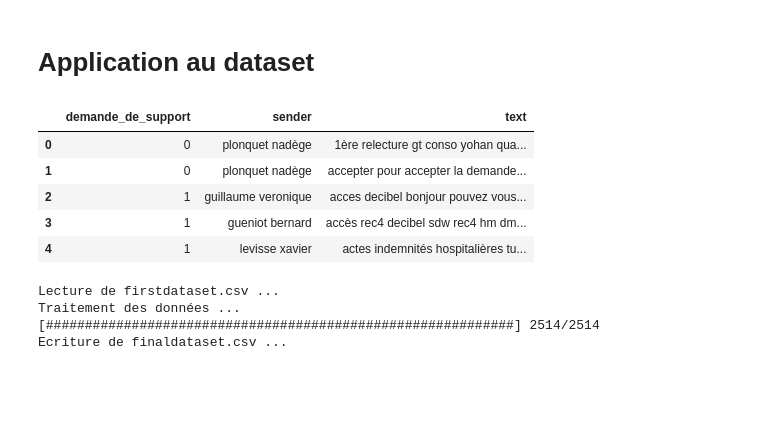
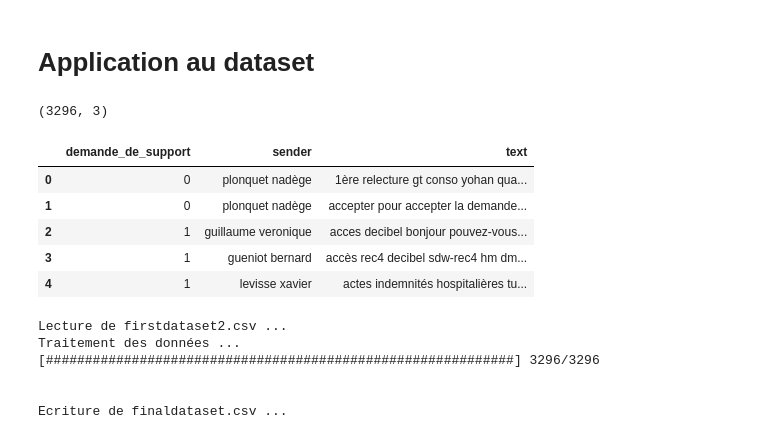
Before and after one commit to Maxime-LP/NLP-Mail-Classifier, a Jupyter notebook: models.ipynb, the cells around one changed output. Drawn from its saved outputs; the diff is of its cells as text; code cells hidden in the pictures; blank space fills up the shorter version.

```diff
--- a/models.ipynb
+++ b/models.ipynb
@@ -34,21 +41,23 @@ print(words_lemmas_list)
 # %%
-import pandas as pd
-
-dataset1 = pd.read_csv('firstdataset.csv',index_col = 0,sep='¤',quotechar='§',encoding='UTF-16', engine='python',header=0,skipinitialspace=True,dtype=str)
+dataset1 = pd.read_csv('firstdataset2.csv',index_col = 0,sep='¤',quotechar='§',encoding='UTF-16', engine='python',header=0, skipinitialspace=True, skip_blank_lines = True)
+print(dataset1.shape)
 dataset1.head()
 # %% [output]
+(3296, 3)
 |  | demande_de_support | sender | text |
 | 0 | 0 | plonquet nadège | 1ère relecture gt conso yohan qua... |
 | 1 | 0 | plonquet nadège | accepter pour accepter la demande... |
-| 2 | 1 | guillaume veronique | acces decibel bonjour pouvez vous... |
-| 3 | 1 | gueniot bernard | accès rec4 decibel sdw rec4 hm dm... |
+| 2 | 1 | guillaume veronique | acces decibel bonjour pouvez-vous... |
+| 3 | 1 | gueniot bernard | accès rec4 decibel sdw-rec4 hm dm... |
 | 4 | 1 | levisse xavier | actes indemnités hospitalières tu... |
 # %%
 from preprocessing import WriteFinalDataset
-WriteFinalDataset(inputFile='firstdataset.csv',outputFile='finaldataset.csv')
+WriteFinalDataset(inputFile='firstdataset2.csv',outputFile='finaldataset.csv')
 # %% [output]
-Lecture de firstdataset.csv ...
+Lecture de firstdataset2.csv ...
 Traitement des données ...
-[############################################################] 2514/2514
+[############################################################] 3296/3296
+
+
 Ecriture de finaldataset.csv ...
 # %%
```
Also changed, not shown: parts of 16 cells of this notebook, 6 other files.
